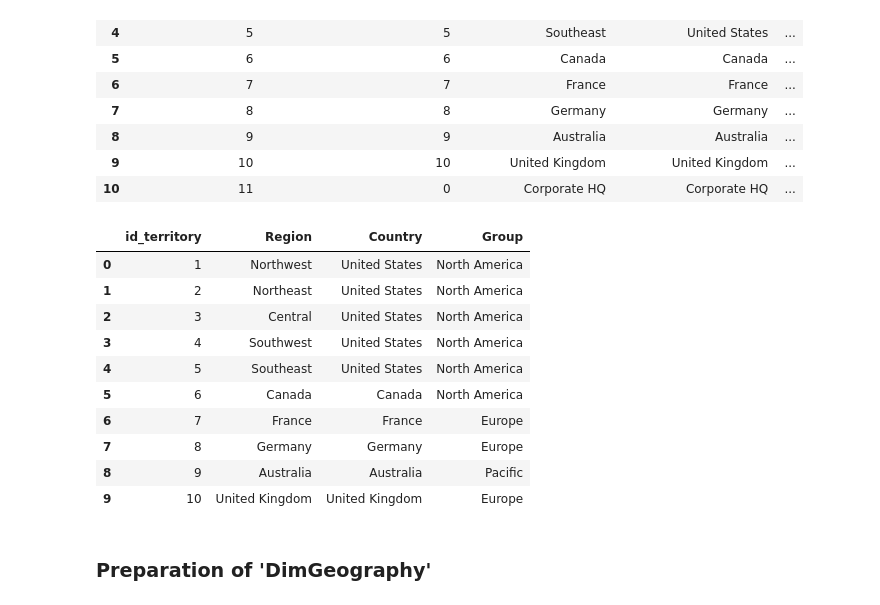
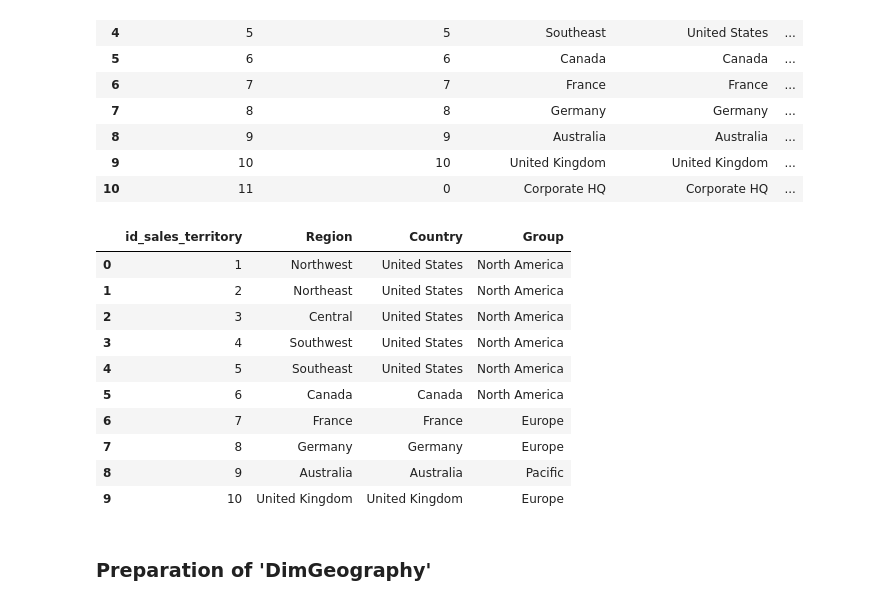
Before and after one commit to ClaudioChavarria/data_preparation_using_python, a Jupyter notebook: exercise_01_data_preparation_using_pandas/exercise_01_solution.ipynb, the cells around one changed output. Drawn from its saved outputs; the diff is of its cells as text; code cells hidden in the pictures.

```diff
--- a/exercise_01_data_preparation_using_pandas/exercise_01_solution.ipynb
+++ b/exercise_01_data_preparation_using_pandas/exercise_01_solution.ipynb
@@ -162,20 +162,20 @@ dataframes['DimSalesTerritory']
 # %%
 # Create the DataFrame
 stg_dim_sales_territory = dataframes['DimSalesTerritory'].copy()
 
 # Filter the columns SalesTerritoryRegion != 'Corporate HQ'
 stg_dim_sales_territory = stg_dim_sales_territory[~stg_dim_sales_territory.iloc[: , 2].str.contains('Corporate HQ')]
 
 # Remove SalesTerritoryAlternativeKey
 stg_dim_sales_territory = stg_dim_sales_territory.drop(columns = ['SalesTerritoryAlternateKey'])
 
 # Rename the columns
-stg_dim_sales_territory.columns = ['id_territory' , 'Region', 'Country', 'Group' ]
+stg_dim_sales_territory.columns = ['id_sales_territory' , 'Region', 'Country', 'Group' ]
 
 # Show the result
 stg_dim_sales_territory
 # %% [output]
-|  | id_territory | Region | Country | Group |
+|  | id_sales_territory | Region | Country | Group |
 | 0 | 1 | Northwest | United States | North America |
 | 1 | 2 | Northeast | United States | North America |
 | 2 | 3 | Central | United States | North America |
```
Also changed, not shown: parts of 2 cells of this notebook, 4 other files.
